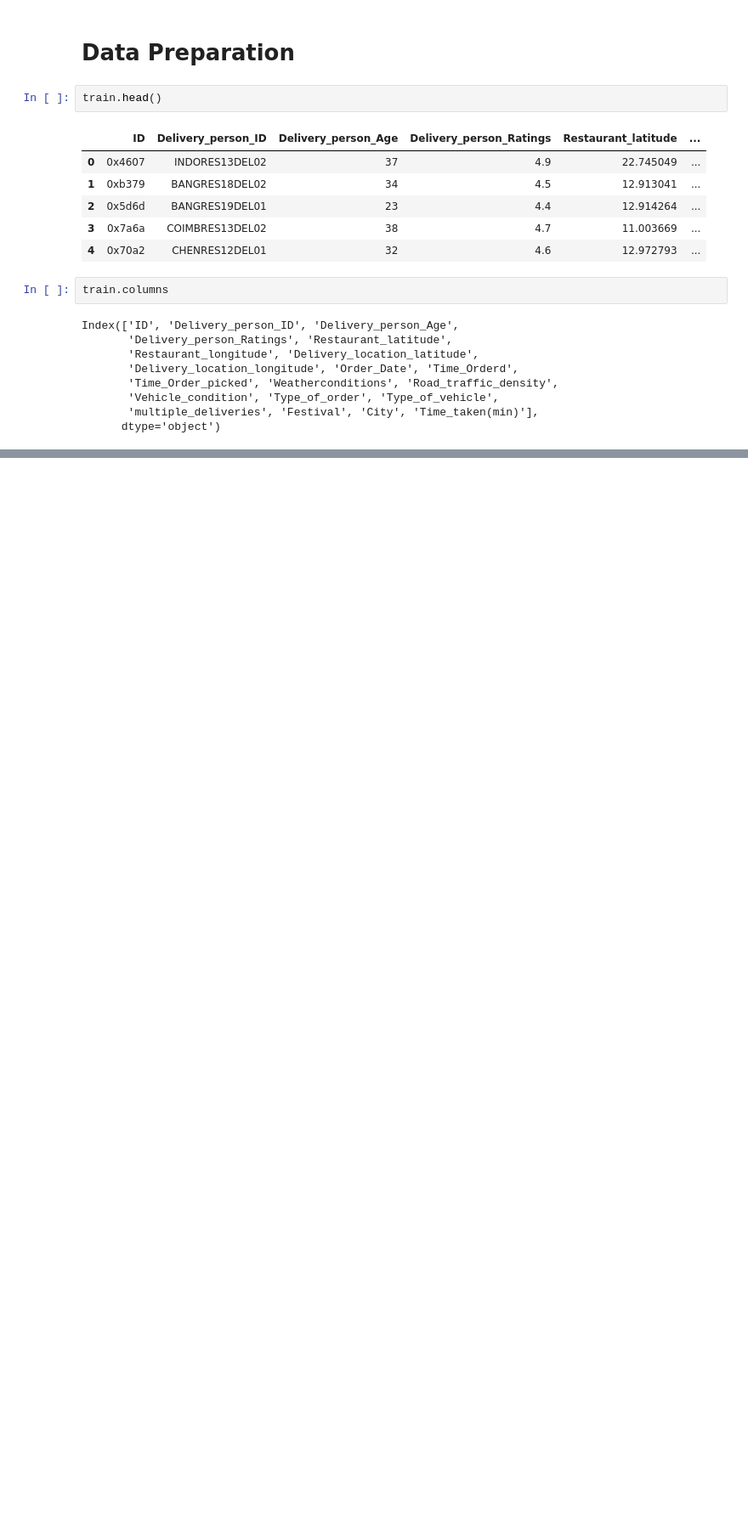
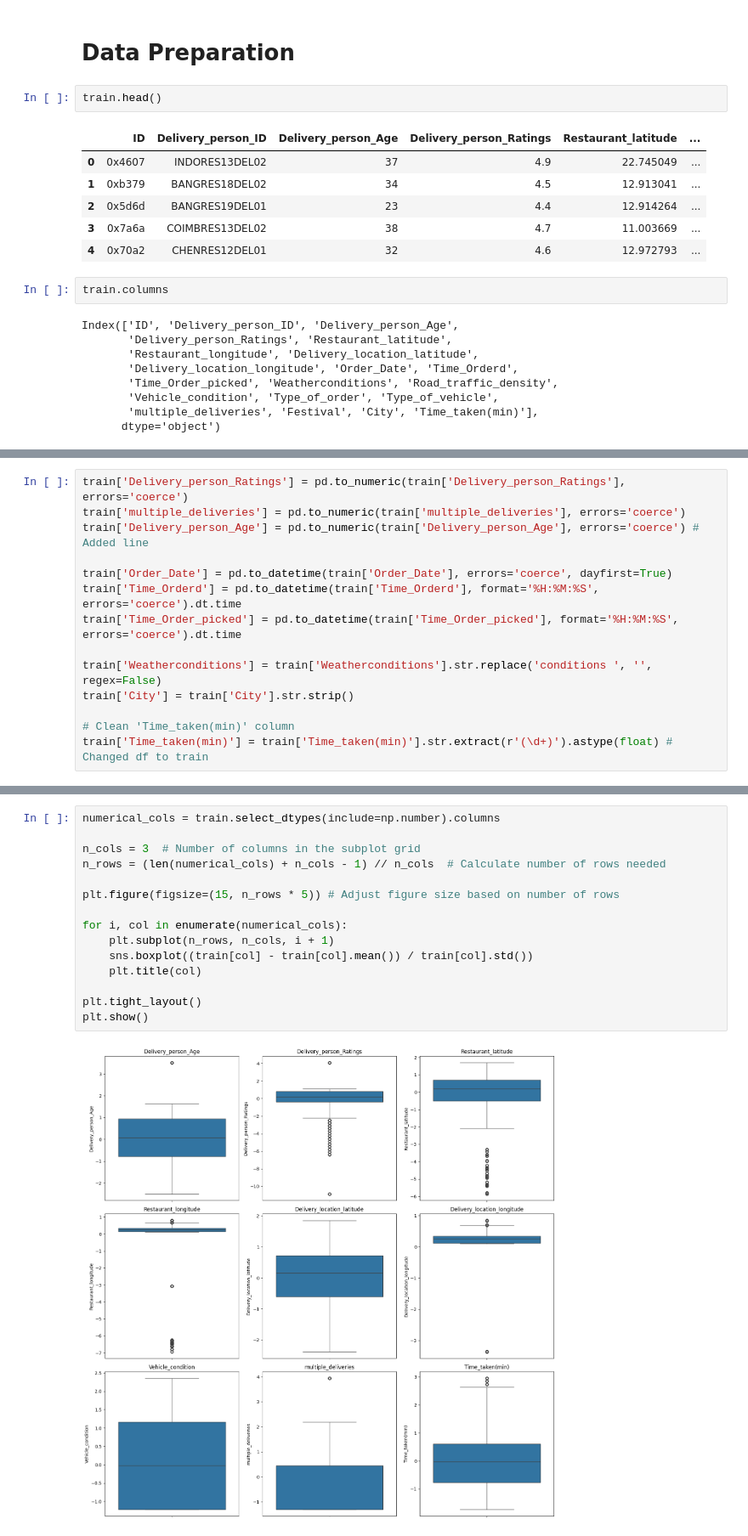
Before and after one commit to Agnik292005/Food-Delivery-Optimization, a Jupyter notebook: modelBuildPorcedure.ipynb, the cells around one changed output, grey strips where cells are left out. Shown: that part at 85% size. Cells and saved outputs as stored; diff of their text form; blank space fills up the shorter version.

```diff
--- a/modelBuildPorcedure.ipynb
+++ b/modelBuildPorcedure.ipynb
@@ -57,0 +94,14 @@ Index(['ID', 'Delivery_person_ID', 'Delivery_person_Age',
+# %%
+train['Delivery_person_Ratings'] = pd.to_numeric(train['Delivery_person_Ratings'], errors='coerce')
+train['multiple_deliveries'] = pd.to_numeric(train['multiple_deliveries'], errors='coerce')
+train['Delivery_person_Age'] = pd.to_numeric(train['Delivery_person_Age'], errors='coerce') # Added line
+
+train['Order_Date'] = pd.to_datetime(train['Order_Date'], errors='coerce', dayfirst=True)
+train['Time_Orderd'] = pd.to_datetime(train['Time_Orderd'], format='%H:%M:%S', errors='coerce').dt.time
+train['Time_Order_picked'] = pd.to_datetime(train['Time_Order_picked'], format='%H:%M:%S', errors='coerce').dt.time
+
+train['Weatherconditions'] = train['Weatherconditions'].str.replace('conditions ', '', regex=False)
+train['City'] = train['City'].str.strip()
+
+# Clean 'Time_taken(min)' column
+train['Time_taken(min)'] = train['Time_taken(min)'].str.extract(r'(\d+)').astype(float) # Changed df to train
@@ -57,0 +110,17 @@ Index(['ID', 'Delivery_person_ID', 'Delivery_person_Age',
+# %%
+numerical_cols = train.select_dtypes(include=np.number).columns
+
+n_cols = 3  # Number of columns in the subplot grid
+n_rows = (len(numerical_cols) + n_cols - 1) // n_cols  # Calculate number of rows needed
+
+plt.figure(figsize=(15, n_rows * 5)) # Adjust figure size based on number of rows
+
+for i, col in enumerate(numerical_cols):
+    plt.subplot(n_rows, n_cols, i + 1)
+    sns.boxplot((train[col] - train[col].mean()) / train[col].std())
+    plt.title(col)
+
+plt.tight_layout()
+plt.show()
+# %% [output]
+[figure, added]
```
Also changed, not shown: parts of 13 cells of this notebook.
